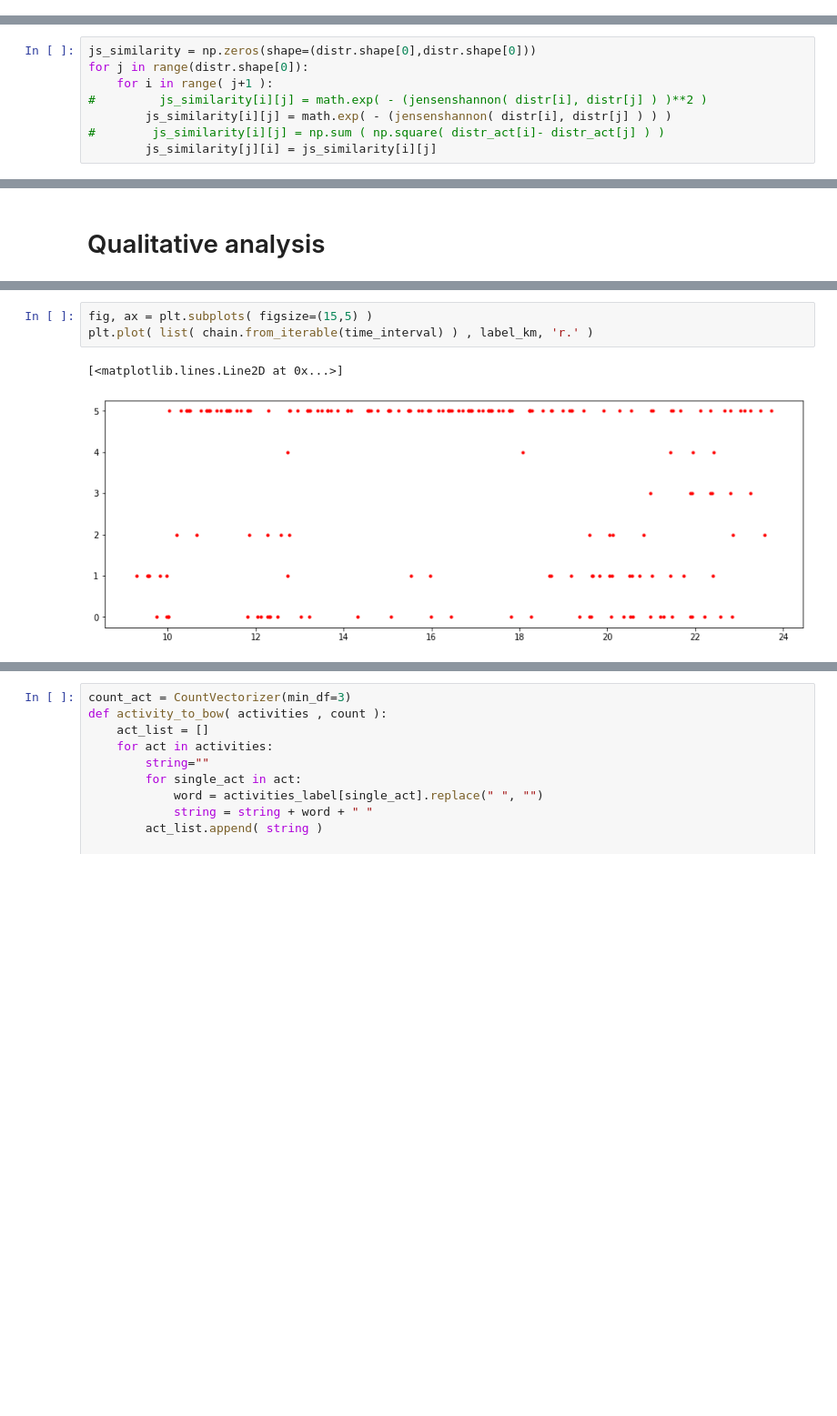
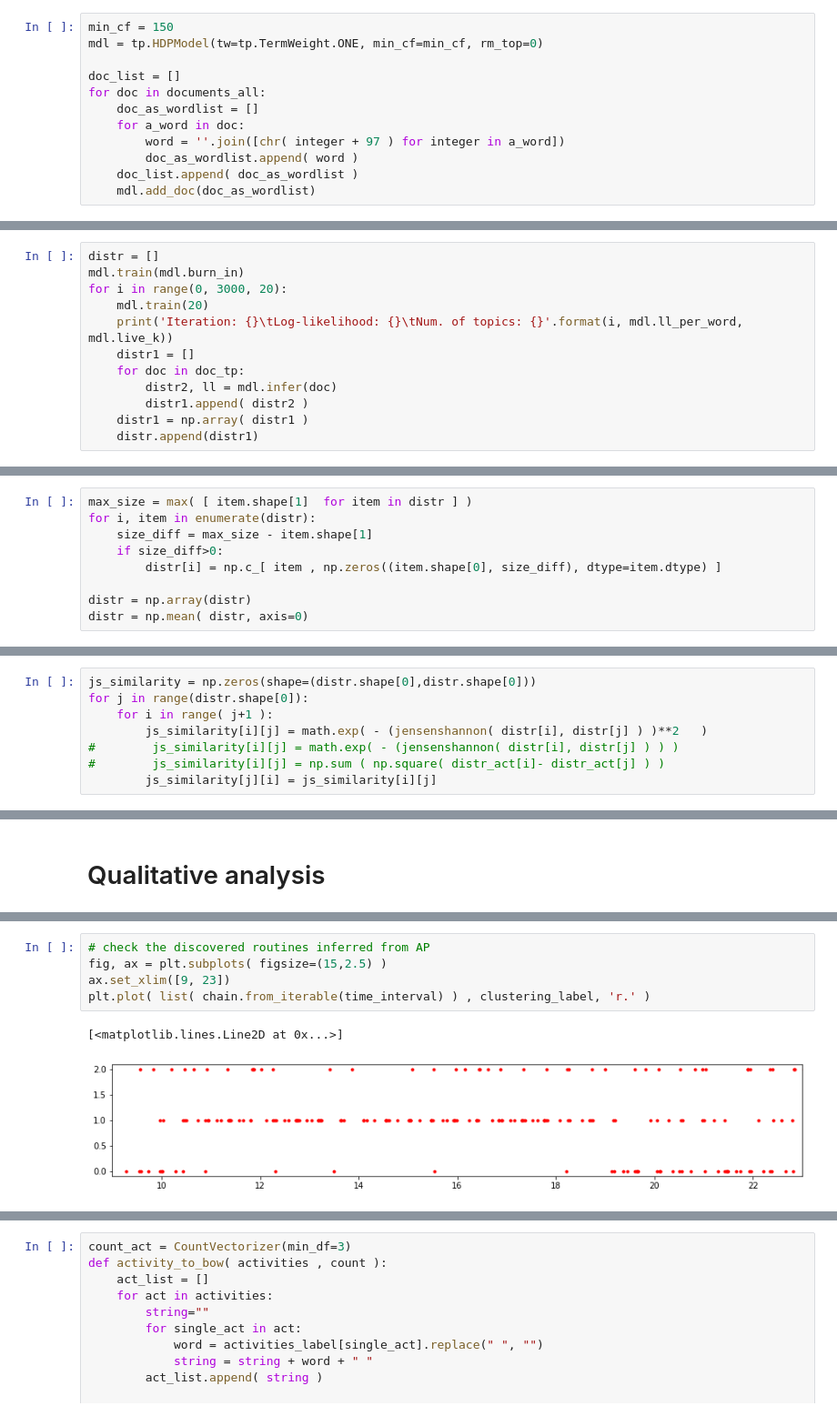
Before and after one commit to jhihan/Inferring-Human-Routines-from-Sensor-Data, a Jupyter notebook: routine.ipynb, the cells around one changed output, grey strips where cells are left out. Shown at 91% size. Drawn from its saved outputs; the diff is of its cells as text; blank space fills up the shorter version.

```diff
--- a/routine.ipynb
+++ b/routine.ipynb
@@ -449,0 +343,12 @@ array([[0.        , 0.        , 0.        , ..., 0.        , 0.        ,
+# %%
+min_cf = 150
+mdl = tp.HDPModel(tw=tp.TermWeight.ONE, min_cf=min_cf, rm_top=0)
+
+doc_list = []
+for doc in documents_all:
+    doc_as_wordlist = []
+    for a_word in doc:
+        word = ''.join([chr( integer + 97 ) for integer in a_word])
+        doc_as_wordlist.append( word )
+    doc_list.append( doc_as_wordlist )
+    mdl.add_doc(doc_as_wordlist)
@@ -449,0 +383,12 @@ array([[0.        , 0.        , 0.        , ..., 0.        , 0.        ,
+# %%
+distr = []
+mdl.train(mdl.burn_in)
+for i in range(0, 3000, 20):
+    mdl.train(20)
+    print('Iteration: {}\tLog-likelihood: {}\tNum. of topics: {}'.format(i, mdl.ll_per_word, mdl.live_k))
+    distr1 = []
+    for doc in doc_tp:
+        distr2, ll = mdl.infer(doc)
+        distr1.append( distr2 )
+    distr1 = np.array( distr1 )
+    distr.append(distr1)
@@ -450,3 +413,12 @@ array([[0.        , 0.        , 0.        , ..., 0.        , 0.        ,
+# %%
+max_size = max( [ item.shape[1]  for item in distr ] )
+for i, item in enumerate(distr):
+    size_diff = max_size - item.shape[1]
+    if size_diff>0:
+        distr[i] = np.c_[ item , np.zeros((item.shape[0], size_diff), dtype=item.dtype) ]
+
+distr = np.array(distr)
+distr = np.mean( distr, axis=0)
 # %% [markdown]
 # Affinity Propagation (AP) clustering with the usage of Jensen-Shannon divergence metric
 Library:
@@ -461,8 +433,8 @@ http://utstat.toronto.edu/reid/sta414/frey-affinity.pdf
 js_similarity = np.zeros(shape=(distr.shape[0],distr.shape[0]))
 for j in range(distr.shape[0]):
     for i in range( j+1 ):
-#         js_similarity[i][j] = math.exp( - (jensenshannon( distr[i], distr[j] ) )**2 )
-        js_similarity[i][j] = math.exp( - (jensenshannon( distr[i], distr[j] ) ) )
+        js_similarity[i][j] = math.exp( - (jensenshannon( distr[i], distr[j] ) )**2   )
+#        js_similarity[i][j] = math.exp( - (jensenshannon( distr[i], distr[j] ) ) )
 #        js_similarity[i][j] = np.sum ( np.square( distr_act[i]- distr_act[j] ) )
         js_similarity[j][i] = js_similarity[i][j]
 # %% [markdown]
@@ -670,6 +509,8 @@ time_interval[0]
 # %%
-fig, ax = plt.subplots( figsize=(15,5) )
-plt.plot( list( chain.from_iterable(time_interval) ) , label_km, 'r.' )
+# check the discovered routines inferred from AP
+fig, ax = plt.subplots( figsize=(15,2.5) )
+ax.set_xlim([9, 23])
+plt.plot( list( chain.from_iterable(time_interval) ) , clustering_label, 'r.' )
 # %% [output]
 [<matplotlib.lines.Line2D at 0x...>]
-[figure, old version]
+[figure, new version]
```
Also changed, not shown: parts of 56 cells of this notebook.
